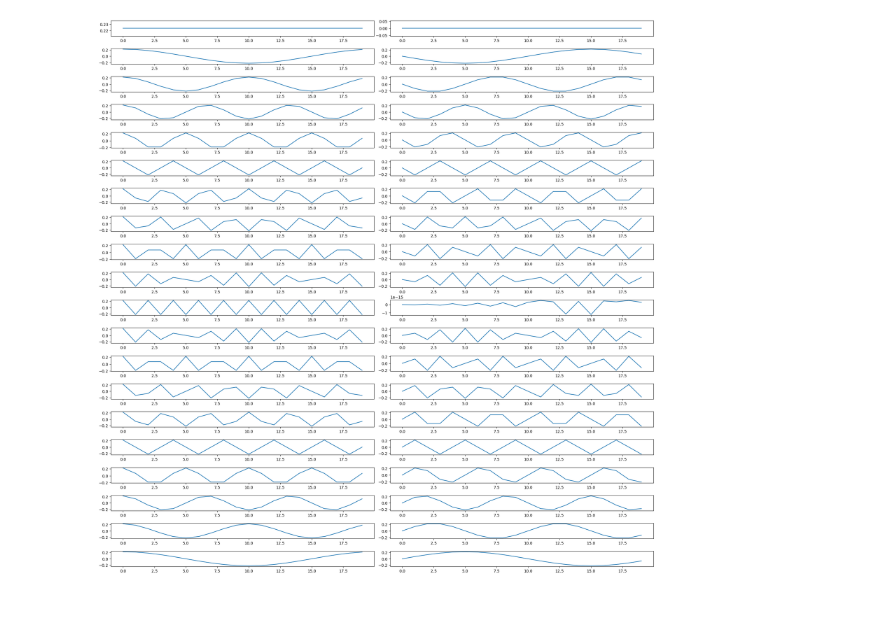
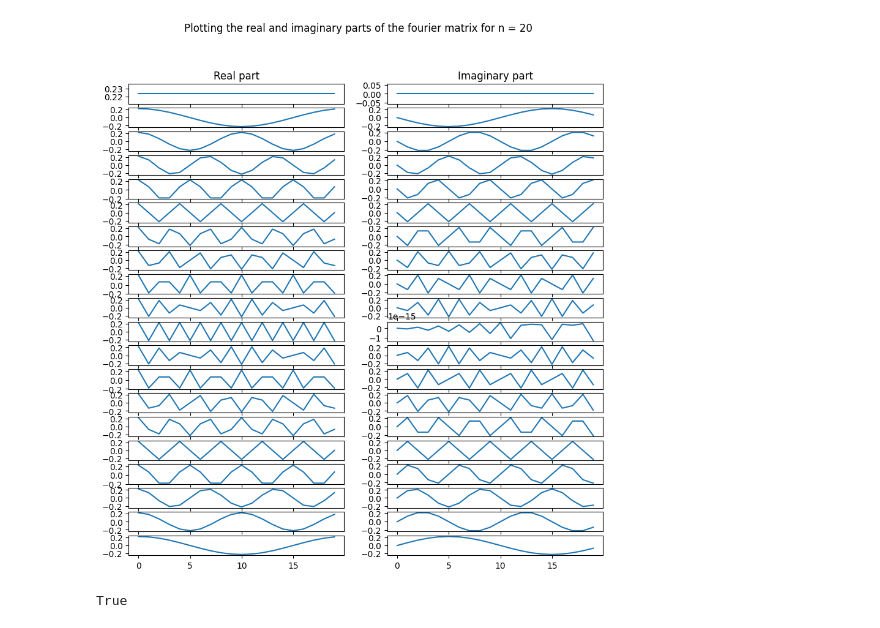
Before and after one commit to visanalexandru/SignalProcessing, a Jupyter notebook: Lab3/lab3.ipynb, the cells around one changed output. Saved outputs shown, nothing was run; the diff lists cells and outputs as text; code cells hidden in the pictures.

```diff
--- a/Lab3/lab3.ipynb
+++ b/Lab3/lab3.ipynb
@@ -5,19 +5,34 @@ import math
 # %%
-def fourier_matrix(n):
-    result = np.zeros((n,n), dtype=np.complex128)
-    for y  in range(n):
-        for x in range(n):
-            result[y,x] = math.e  ** (-2*np.pi * 1j * y *x /n)
+def dft_matrix(n):
+    m = np.zeros((n,n), dtype=np.complex128)
+    root = math.e ** (-2*np.pi*1j/n)
 
-    return 1/np.sqrt(n) * result
+    for j in range(n):
+        for k in range(n):
+            m[j,k] = root ** (j*k)
+    m = m/np.sqrt(n)
+    return m
 # %%
-fig, axs = plt.subplots(50, 2, figsize=(20,20))
-fig.tight_layout()
-matrix = fourier_matrix(50)
+# Plotting the real/imaginary parts of the fourier matrix.
+n = 20
+fig, axs = plt.subplots(n, 2, figsize=(10,10))
+fig.suptitle("Plotting the real and imaginary parts of the fourier matrix for n = 20")
+m  = dft_matrix(n)
 
-for y in range(50):
-    axs[y, 0].plot(np.arange(0,50,1), matrix[y].real)
-    axs[y, 1].plot(np.arange(0,50,1), matrix[y].imag)
+axs[0,0].set_title("Real part")
+axs[0,1].set_title("Imaginary part")
+
+for y in range(n):
+    axs[y, 0].plot(np.arange(0,n,1), m[y].real)
+    axs[y, 1].plot(np.arange(0,n,1), m[y].imag)
 # %% [output]
-[figure, old version]
+[figure, new version]
+# %%
+# Checking if the fourier matrix for n = 8 is unitary.
+
+m = dft_matrix(8)
+mhm = np.matmul(m.conj().T, m)
+print(np.allclose(mhm, np.eye(8)))
+# %% [output]
+True
 # %%
```
Also changed, not shown: parts of 6 cells of this notebook.
